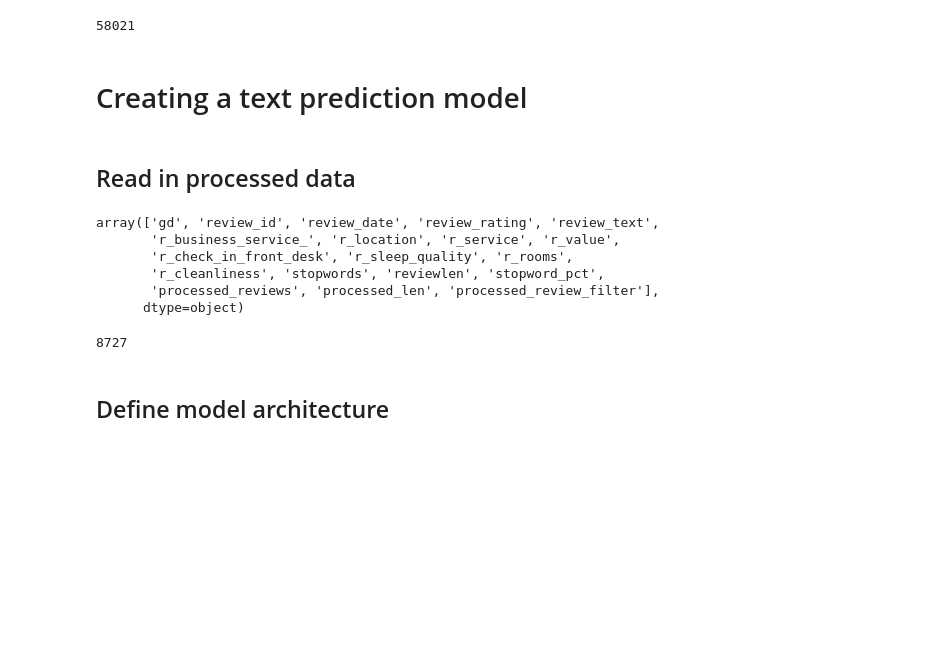
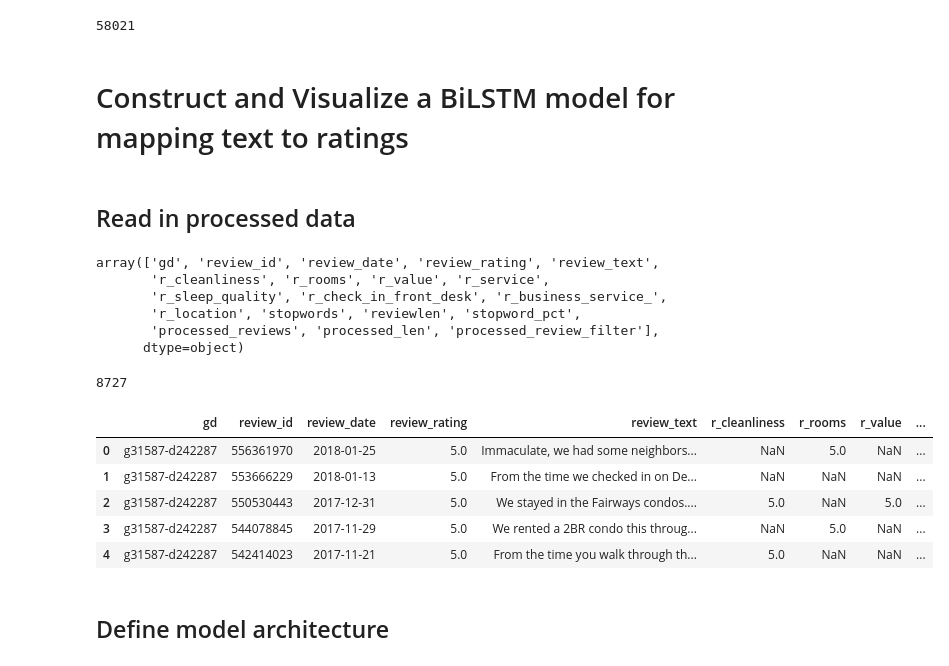
Before and after one commit to GIAIBA/NLP_Example, a Jupyter notebook: NLP_Example.ipynb, the cells around one changed output. Drawn from its saved outputs; the diff is of its cells as text; code cells hidden in the pictures; blank space fills up the shorter version.

```diff
--- a/NLP_Example.ipynb
+++ b/NLP_Example.ipynb
@@ -259,13 +259,13 @@ len(remove)
 58021
 # %%
 data['processed_review_filter'] = data.processed_reviews.parallel_apply(lambda x: ' ' .join([w for w in x.strip().lower().split() if w not in remove]))
-# %% [markdown]
-# Creating a text prediction model
+# %% [markdown]
+# Construct and Visualize a BiLSTM model for mapping text to ratings
 # %% [markdown]
 ## Read in processed data
 # %%
 # Save/Load preprocessed reviews
-if 1==1: # if running pre processing, set 1==1
+if 1==0: # if running pre processing, set 1==1
     data.to_csv('tripadvisor.csv', encoding = 'utf-8')
 if 1==1: # if using processed texts, set 1==1
     data = pd.read_csv('tripadvisor.csv', encoding = 'utf-8', index_col = 0)
@@ -273,9 +273,9 @@ if 1==1: # if using processed texts, set 1==1
 data.columns.values
 # %% [output]
 array(['gd', 'review_id', 'review_date', 'review_rating', 'review_text',
-       'r_business_service_', 'r_location', 'r_service', 'r_value',
-       'r_check_in_front_desk', 'r_sleep_quality', 'r_rooms',
-       'r_cleanliness', 'stopwords', 'reviewlen', 'stopword_pct',
+       'r_cleanliness', 'r_rooms', 'r_value', 'r_service',
+       'r_sleep_quality', 'r_check_in_front_desk', 'r_business_service_',
+       'r_location', 'stopwords', 'reviewlen', 'stopword_pct',
        'processed_reviews', 'processed_len', 'processed_review_filter'],
       dtype=object)
 # %%
@@ -285,6 +285,16 @@ vocab = set(chain(*data.processed_review_filter.str.split()))
 len(vocab) # Vocab size
 # %% [output]
 8727
+# %%
+# this is what the data looks like:
+data.head()
+# %% [output]
+|  | gd | review_id | review_date | review_rating | review_text | r_cleanliness | r_rooms | r_value | ... |
+| 0 | g31587-d242287 | 556361970 | 2018-01-25 | 5.0 | Immaculate, we had some neighbors... | NaN | 5.0 | NaN | ... |
+| 1 | g31587-d242287 | 553666229 | 2018-01-13 | 5.0 | From the time we checked in on De... | NaN | NaN | NaN | ... |
+| 2 | g31587-d242287 | 550530443 | 2017-12-31 | 5.0 | We stayed in the Fairways condos.... | 5.0 | NaN | 5.0 | ... |
+| 3 | g31587-d242287 | 544078845 | 2017-11-29 | 5.0 | We rented a 2BR condo this throug... | NaN | 5.0 | NaN | ... |
+| 4 | g31587-d242287 | 542414023 | 2017-11-21 | 5.0 | From the time you walk through th... | 5.0 | NaN | NaN | ... |
 # %% [markdown]
 ## Define model architecture
 # %% [markdown]
```
Also changed, not shown: parts of 23 cells of this notebook.
